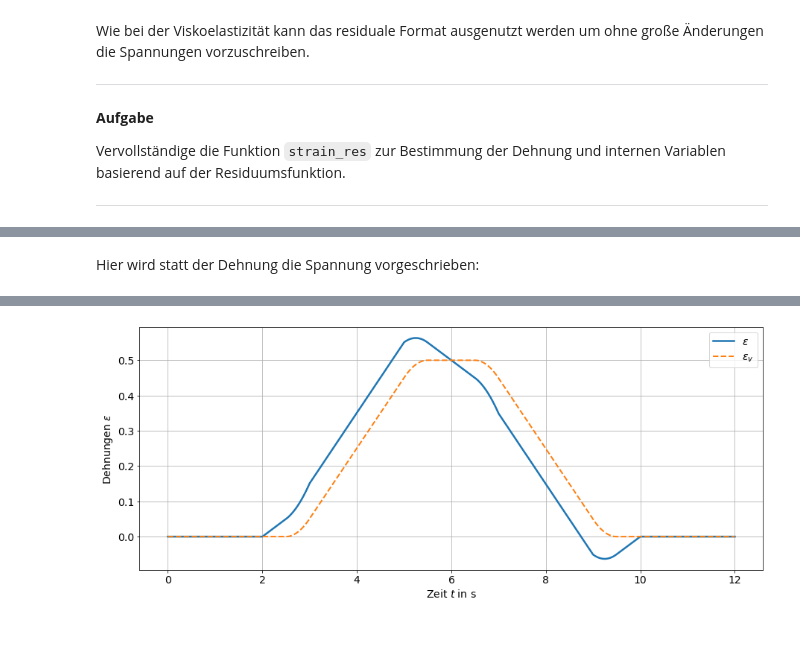
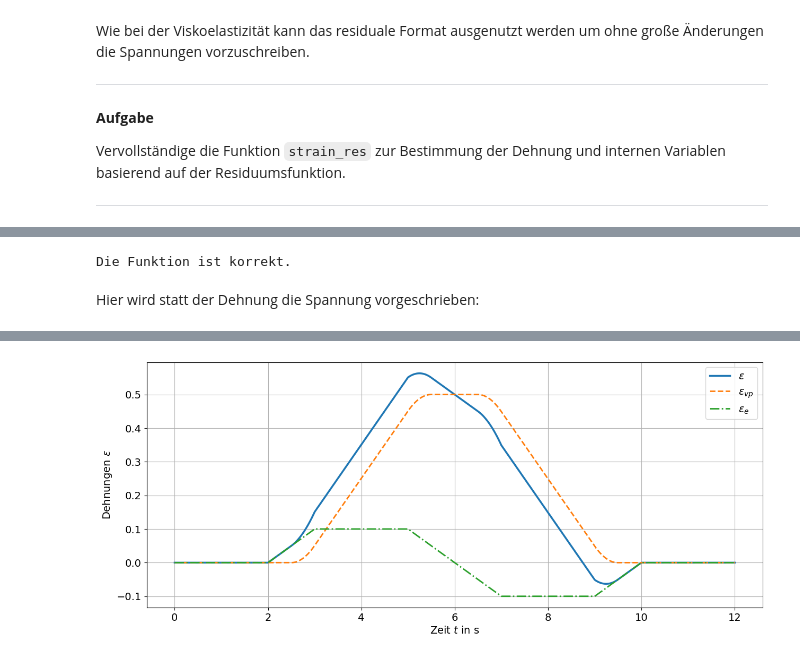
Before and after one commit to tmfrln/mechIV-programming, a Jupyter notebook: viscoplasticity/exercise_viscoplasticity_solution.ipynb, the cells around one changed output, grey strips where cells are left out. Saved outputs shown, nothing was run; the diff lists cells and outputs as text; code cells hidden in the pictures.

```diff
--- a/viscoplasticity/exercise_viscoplasticity_solution.ipynb
+++ b/viscoplasticity/exercise_viscoplasticity_solution.ipynb
@@ -334,15 +416,12 @@ tmax = 4*Th+4*Ts
 
 t = np.arange(tmin, tmax+dt, dt)
 
-
-eps = ( 0
-       +np.heaviside(t-T1,0)*deps*(t-T1)
-       -np.heaviside(t-T2,0)*deps*(t-T2)
-       -np.heaviside(t-T3,0)*deps*(t-T3)
-       +np.heaviside(t-T4,0)*deps*(t-T4)
-       +np.heaviside(t-T5,0)*deps*(t-T5)
-       -np.heaviside(t-T6,0)*deps*(t-T6)
-      )
+eps = (np.heaviside(t-T1,0)*(t-T1)*deps
+      -np.heaviside(t-T2,0)*(t-T2)*deps
+      -np.heaviside(t-T3,0)*(t-T3)*deps
+      +np.heaviside(t-T4,0)*(t-T4)*deps
+      +np.heaviside(t-T5,0)*(t-T5)*deps
+      -np.heaviside(t-T6,0)*(t-T6)*deps)
 
 
 # Leere Arrays für Spannung und interne Variable
@@ -356,7 +435,7 @@ epsvp_res = np.zeros_like(eps) # enthält für t=0 bereits die Anfangsbedingung
 # Schleife über Zeitschritte
 for i in range(1,len(eps)):
     sig[i], epsvp[i] = stress(eps[i], epsvp[i-1], dt, E, sigy, eta)
-    sig_res[i], epsvp_res[i] = stress_res(eps[i], epsvp_res[i-1], dt, E, sigy, eta)
+    sig_res[i], epsvp_res[i] = stress_res(eps[i], epsvp[i-1], dt, E, sigy, eta)
 
 plt.figure()
 plt.plot(t, eps, 'k', label=r'$\varepsilon$')
@@ -389,11 +469,12 @@ Vervollständige die Funktion `strain_res` zur Bestimmung der Dehnung und intern
 
 ---
 # %%
-# Lösung der Residuumsgleichung nach den Spannungen und viskosen Verzerrungen
+# Lösung der Residuumsgleichung nach den Dehnungen und viskosen Verzerrungen
 def strain_res(sig, epsvp_n, dt, E, sigy, eta, x0 = np.zeros(4)):
-    f = lambda x: res(x[0], sig, x[1], x[2], x[3], epsvp_n, dt, E, sigy, eta)
+
+    #             res(eps,  sig, epsvp, dlambda, phi,  epsvp_n, dt, E, sigy, eta)
+    f = lambda x: res(x[0], sig, x[1],  x[2],   x[3],  epsvp_n, dt, E, sigy, eta)
+
     sol = fsolve(f, x0)
 
-    assert np.allclose(f(sol), np.zeros_like(sol))
-
     return sol[0:2]
@@ -406,3 +481,8 @@ Die Funktion ist korrekt.
+# %%
+from musterloesungen import test_strain_res
+test_strain_res(strain_res)
+# %% [output]
+Die Funktion ist korrekt.
 # %% [markdown]
 Hier wird statt der Dehnung die Spannung vorgeschrieben:
 # %%
@@ -431,14 +511,12 @@ tmax = 4*Th+4*Ts
 
 t = np.arange(tmin, tmax+dt, dt)
 
-sig = ( 0
-       +np.heaviside(t-T1,0)*dsig*(t-T1)
-       -np.heaviside(t-T2,0)*dsig*(t-T2)
-       -np.heaviside(t-T3,0)*dsig*(t-T3)
-       +np.heaviside(t-T4,0)*dsig*(t-T4)
-       +np.heaviside(t-T5,0)*dsig*(t-T5)
-       -np.heaviside(t-T6,0)*dsig*(t-T6)
-      )
+sig = (np.heaviside(t-T1,0)*(t-T1)*dsig
+      -np.heaviside(t-T2,0)*(t-T2)*dsig
+      -np.heaviside(t-T3,0)*(t-T3)*dsig
+      +np.heaviside(t-T4,0)*(t-T4)*dsig
+      +np.heaviside(t-T5,0)*(t-T5)*dsig
+      -np.heaviside(t-T6,0)*(t-T6)*dsig)
 
 
 # Leere Arrays für Spannung und interne Variable
@@ -457,7 +535,8 @@ plt.ylabel(r'Spannungen $\sigma$ in $\mathrm{MPa}$')
 
 plt.figure()
 plt.plot(t, eps, label=r'$\varepsilon$', linewidth=2.5)
-plt.plot(t, epsvp, '--', label=r'$\varepsilon_v$')
+plt.plot(t, epsvp, '--', label=r'$\varepsilon_{vp}$')
+plt.plot(t, eps - epsvp, '-.', label=r'$\varepsilon_e$')
 plt.legend()
 plt.xlabel(r'Zeit $t$ in $\mathrm{s}$ ')
 plt.ylabel(r'Dehnungen $\varepsilon$');
@@ -466,2 +544,2 @@ plt.ylabel(r'Dehnungen $\varepsilon$');
 [figure]
-[figure, old version]
+[figure, new version]
```
Also changed, not shown: parts of 31 cells of this notebook, 1 other file.
